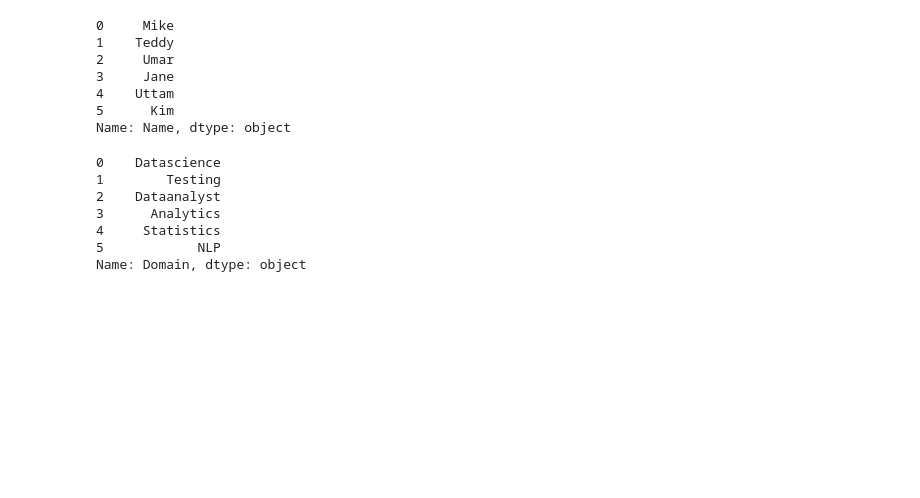
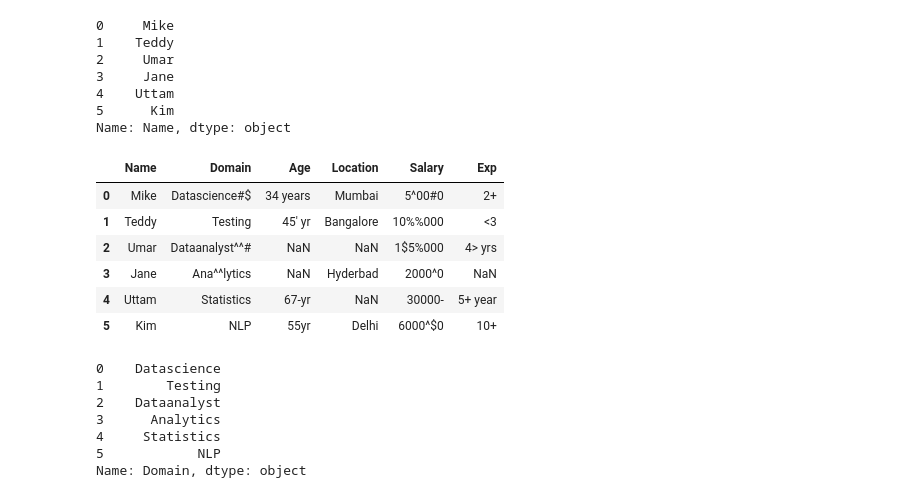
Before and after one commit to Umarimam27/6-months-bootcamp-_agenticai-genai-ai-fsds-ml-with-Python, a Jupyter notebook: Session30(28th Aug).ipynb, the cells around one changed output. Cells and saved outputs as stored; diff of their text form; code cells hidden in the pictures; blank space fills up the shorter version.

```diff
--- a/Session30(28th Aug).ipynb
+++ b/Session30(28th Aug).ipynb
@@ -7,7 +10,7 @@ pd.__version__
 # %% [output]
 '2.2.2'
 # %%
-emp=pd.read_excel(r'C:\Users\umari\OneDrive\Desktop\FSDS DATSET\Rawdata.xlsx')
+emp=pd.read_excel(r'C:\Users\umari\OneDrive\Desktop\FSDS DATASETs\Rawdata.xlsx')
 # %%
 emp
 # %% [output]
@@ -122,6 +125,16 @@ emp["Name"]
 4    Uttam
 5      Kim
 Name: Name, dtype: object
+# %%
+emp
+# %% [output]
+|  | Name | Domain | Age | Location | Salary | Exp |
+| 0 | Mike | Datascience#$ | 34 years | Mumbai | 5^00#0 | 2+ |
+| 1 | Teddy | Testing | 45' yr | Bangalore | 10%%000 | <3 |
+| 2 | Umar | Dataanalyst^^# | NaN | NaN | 1$5%000 | 4> yrs |
+| 3 | Jane | Ana^^lytics | NaN | Hyderbad | 2000^0 | NaN |
+| 4 | Uttam | Statistics | 67-yr | NaN | 30000- | 5+ year |
+| 5 | Kim | NLP | 55yr | Delhi | 6000^$0 | 10+ |
 # %%
 emp["Domain"]=emp["Domain"].str.replace(r'\W','',regex=True)
 # %%
```
Also changed, not shown: parts of 11 cells of this notebook.
